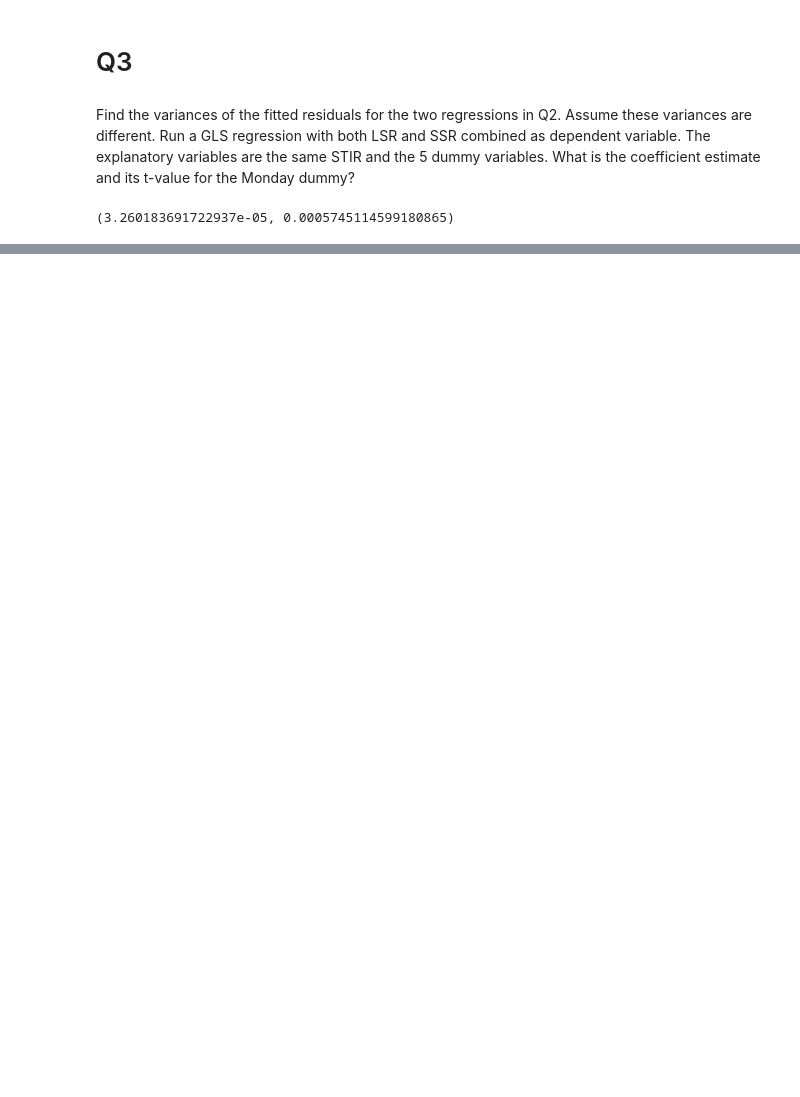
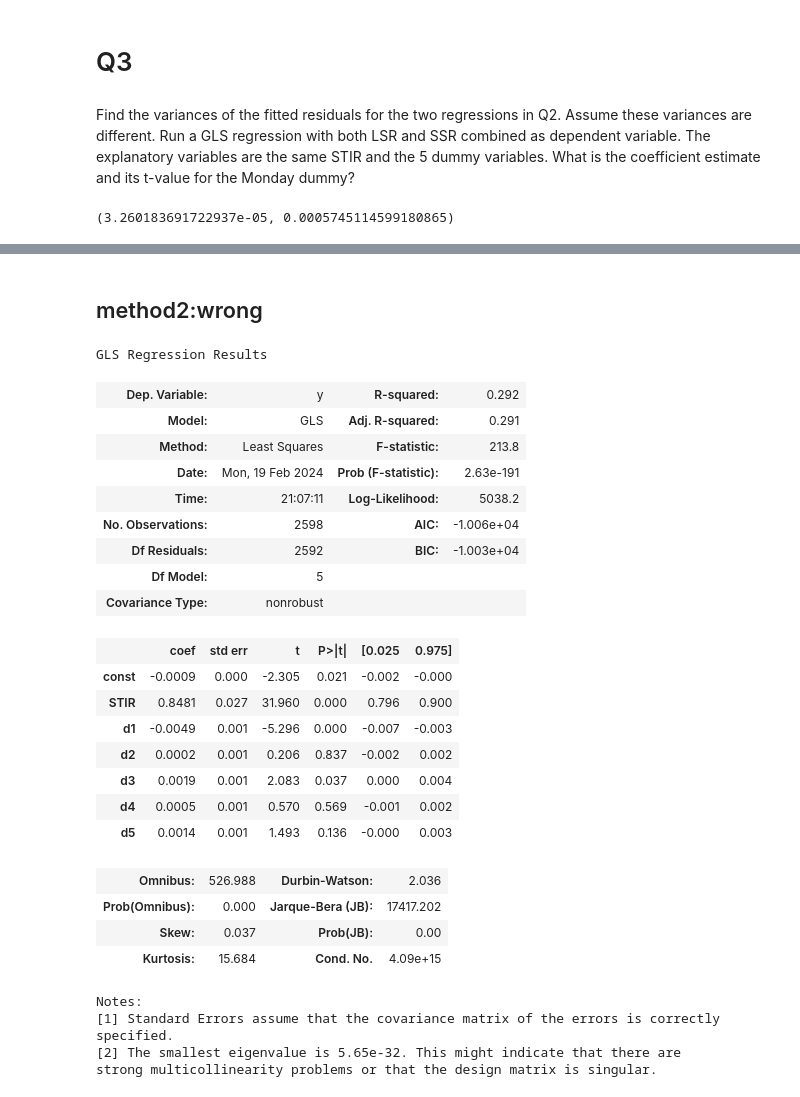
Before and after one commit to xueyuanhuang/qf604, a Jupyter notebook: hw3/hw3.ipynb, the cells around one changed output, grey strips where cells are left out. Drawn from its saved outputs; the diff is of its cells as text; code cells hidden in the pictures; blank space fills up the shorter version.

```diff
--- a/hw3/hw3.ipynb
+++ b/hw3/hw3.ipynb
@@ -169,0 +194,35 @@ Notes:
+# %% [markdown]
+## method2:wrong
+# %%
+sigma2 = 1/np.array([var_lsr if i < len(y)/2 else var_ssr for i in range(len(y))])
+
+gls_model = sm.GLS(y, x2, sigma=sigma2)
+res = gls_model.fit()
+res.summary()
+# %% [output]
+GLS Regression Results
+| Dep. Variable: | y | R-squared: | 0.292 |
+| Model: | GLS | Adj. R-squared: | 0.291 |
+| Method: | Least Squares | F-statistic: | 213.8 |
+| Date: | Mon, 19 Feb 2024 | Prob (F-statistic): | 2.63e-191 |
+| Time: | 21:07:11 | Log-Likelihood: | 5038.2 |
+| No. Observations: | 2598 | AIC: | -1.006e+04 |
+| Df Residuals: | 2592 | BIC: | -1.003e+04 |
+| Df Model: | 5 |  |  |
+| Covariance Type: | nonrobust |  |  |
+|  | coef | std err | t | P>|t| | [0.025 | 0.975] |
+| const | -0.0009 | 0.000 | -2.305 | 0.021 | -0.002 | -0.000 |
+| STIR | 0.8481 | 0.027 | 31.960 | 0.000 | 0.796 | 0.900 |
+| d1 | -0.0049 | 0.001 | -5.296 | 0.000 | -0.007 | -0.003 |
+| d2 | 0.0002 | 0.001 | 0.206 | 0.837 | -0.002 | 0.002 |
+| d3 | 0.0019 | 0.001 | 2.083 | 0.037 | 0.000 | 0.004 |
+| d4 | 0.0005 | 0.001 | 0.570 | 0.569 | -0.001 | 0.002 |
+| d5 | 0.0014 | 0.001 | 1.493 | 0.136 | -0.000 | 0.003 |
+| Omnibus: | 526.988 | Durbin-Watson: | 2.036 |
+| Prob(Omnibus): | 0.000 | Jarque-Bera (JB): | 17417.202 |
+| Skew: | 0.037 | Prob(JB): | 0.00 |
+| Kurtosis: | 15.684 | Cond. No. | 4.09e+15 |
+Notes:
+[1] Standard Errors assume that the covariance matrix of the errors is correctly specified.
+[2] The smallest eigenvalue is 5.65e-32. This might indicate that there are
+strong multicollinearity problems or that the design matrix is singular.
```
Also changed, not shown: parts of 20 cells of this notebook, 3 other files.
